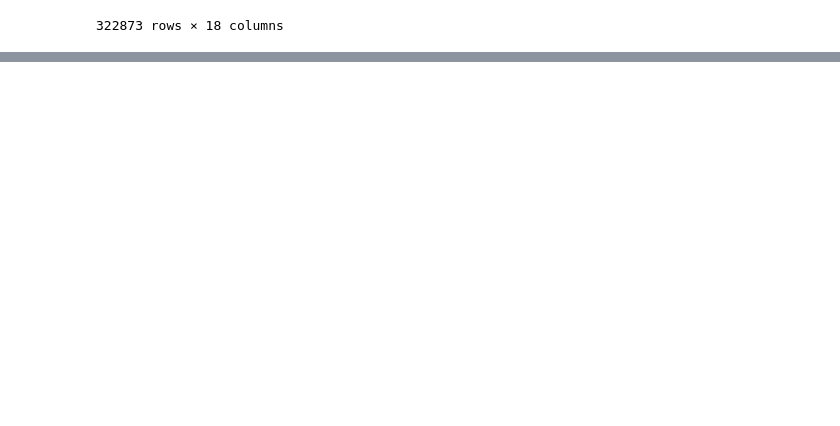
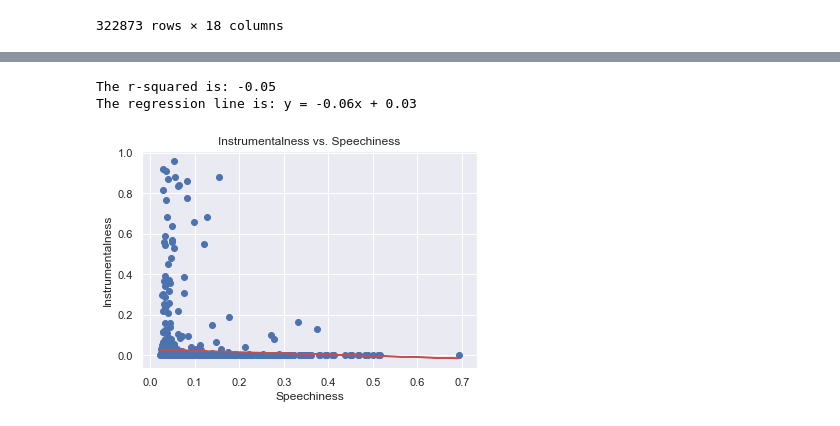
Before and after one commit to LRiceBall/Project-Group-5, a Jupyter notebook: start.ipynb, the cells around one changed output, grey strips where cells are left out. Drawn from its saved outputs; the diff is of its cells as text; code cells hidden in the pictures; blank space fills up the shorter version.

```diff
--- a/start.ipynb
+++ b/start.ipynb
@@ -130,0 +152,18 @@ best_songs
+# %%
+# create a scatter plot speechiness vs. instrumentalism
+(slope, intercept, rvalue, pvalue, stderr) = linregress(top_fourty["speechiness"], top_fourty["instrumentalness"])
+regress_values = top_fourty["speechiness"] * slope + intercept
+line_eq = "y = " + str(round(slope,2)) + "x + " + str(round(intercept,2))
+plt.plot(top_fourty["speechiness"], regress_values, "r-")
+plt.title(f"Instrumentalness vs. Speechiness")
+plt.xlabel(f"Speechiness")
+plt.ylabel(f"Instrumentalness")
+print(f"The r-squared is: {round(rvalue,2)}")
+print(f"The regression line is: {line_eq}")
+plt.scatter(top_fourty["speechiness"], top_fourty["instrumentalness"]);
+
+plt.show();
+# %% [output]
+The r-squared is: -0.05
+The regression line is: y = -0.06x + 0.03
+[figure, added]
```
Also changed, not shown: parts of 9 cells of this notebook.
